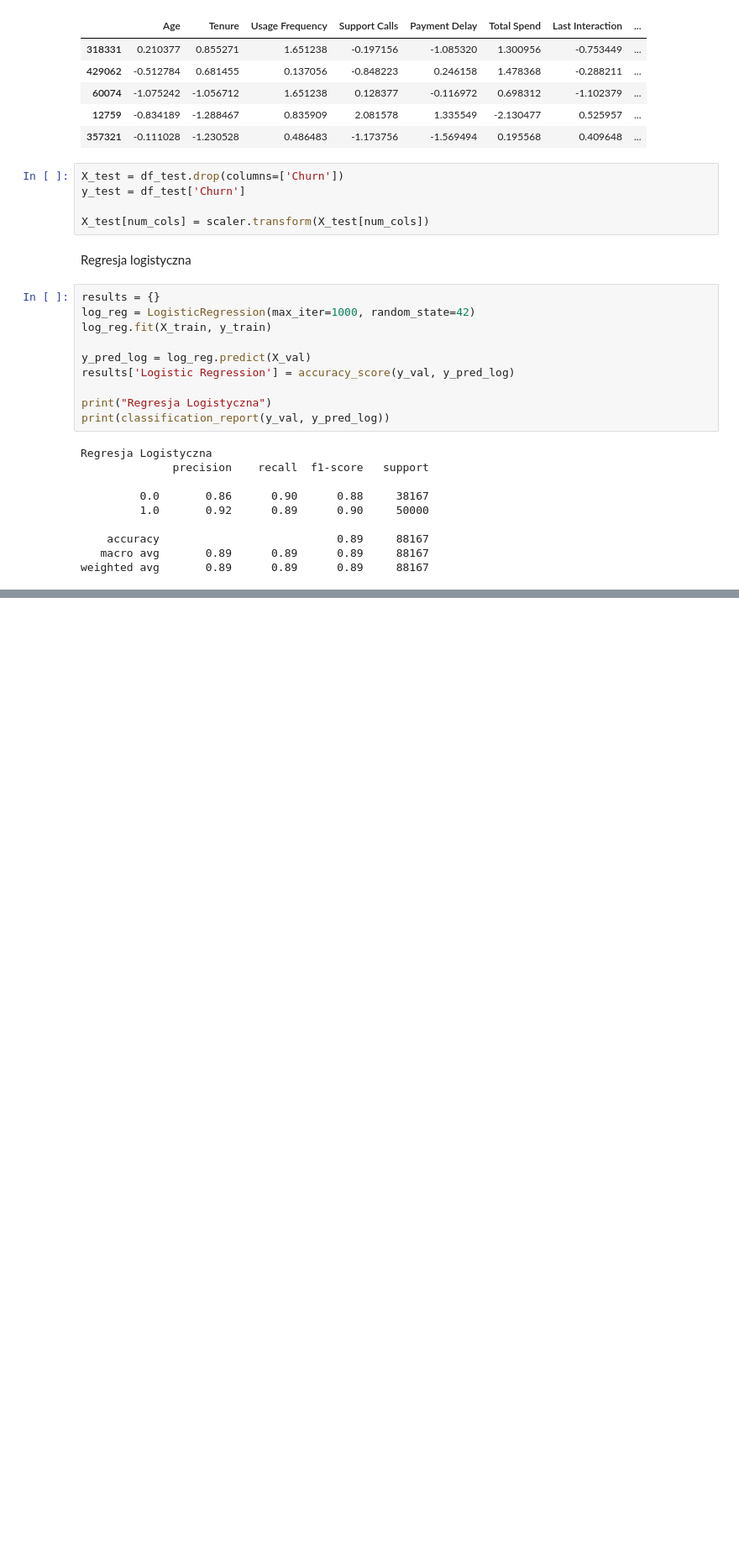
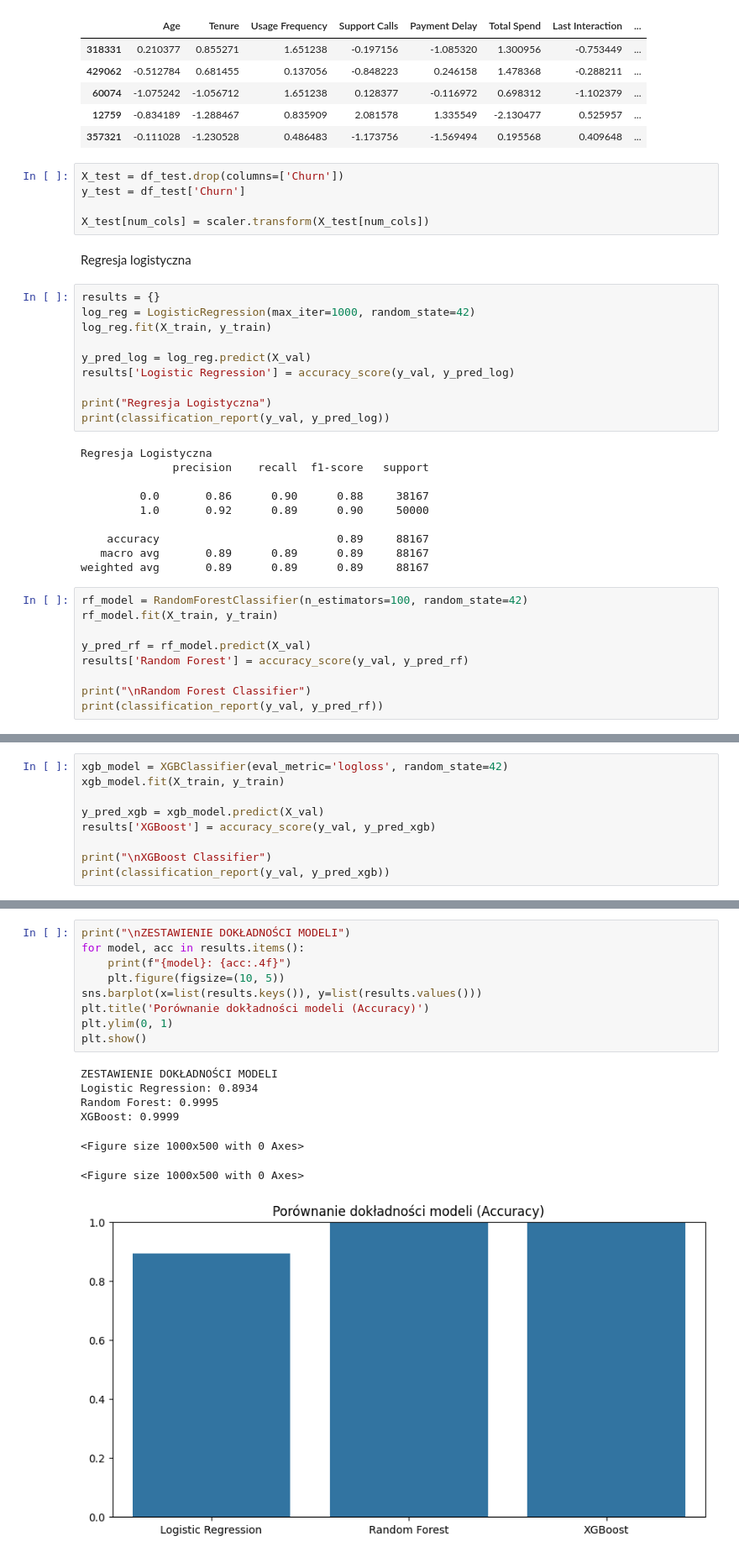
Before and after one commit to weronix123/customer-churn, a Jupyter notebook: churn_projekt.ipynb, the cells around one changed output, grey strips where cells are left out. Shown at 84% size. Saved outputs shown, nothing was run; the diff lists cells and outputs as text; blank space fills up the shorter version.

Commit message:
dodanie modeli/poprawki

```diff
--- a/churn_projekt.ipynb
+++ b/churn_projekt.ipynb
@@ -302,3 +302,12 @@ Regresja Logistyczna
     accuracy                           0.89     88167
    macro avg       0.89      0.89      0.89     88167
 weighted avg       0.89      0.89      0.89     88167
+# %%
+rf_model = RandomForestClassifier(n_estimators=100, random_state=42)
+rf_model.fit(X_train, y_train)
+
+y_pred_rf = rf_model.predict(X_val)
+results['Random Forest'] = accuracy_score(y_val, y_pred_rf)
+
+print("\nRandom Forest Classifier")
+print(classification_report(y_val, y_pred_rf))
@@ -304,0 +324,9 @@ weighted avg       0.89      0.89      0.89     88167
+# %%
+xgb_model = XGBClassifier(eval_metric='logloss', random_state=42)
+xgb_model.fit(X_train, y_train)
+
+y_pred_xgb = xgb_model.predict(X_val)
+results['XGBoost'] = accuracy_score(y_val, y_pred_xgb)
+
+print("\nXGBoost Classifier")
+print(classification_report(y_val, y_pred_xgb))
@@ -304,0 +343,17 @@ weighted avg       0.89      0.89      0.89     88167
+# %%
+print("\nZESTAWIENIE DOKŁADNOŚCI MODELI")
+for model, acc in results.items():
+    print(f"{model}: {acc:.4f}")
+    plt.figure(figsize=(10, 5))
+sns.barplot(x=list(results.keys()), y=list(results.values()))
+plt.title('Porównanie dokładności modeli (Accuracy)')
+plt.ylim(0, 1)
+plt.show()
+# %% [output]
+ZESTAWIENIE DOKŁADNOŚCI MODELI
+Logistic Regression: 0.8934
+Random Forest: 0.9995
+XGBoost: 0.9999
+<Figure size 1000x500 with 0 Axes>
+<Figure size 1000x500 with 0 Axes>
+[figure, added]
```
Also changed, not shown: parts of 4 cells of this notebook.
